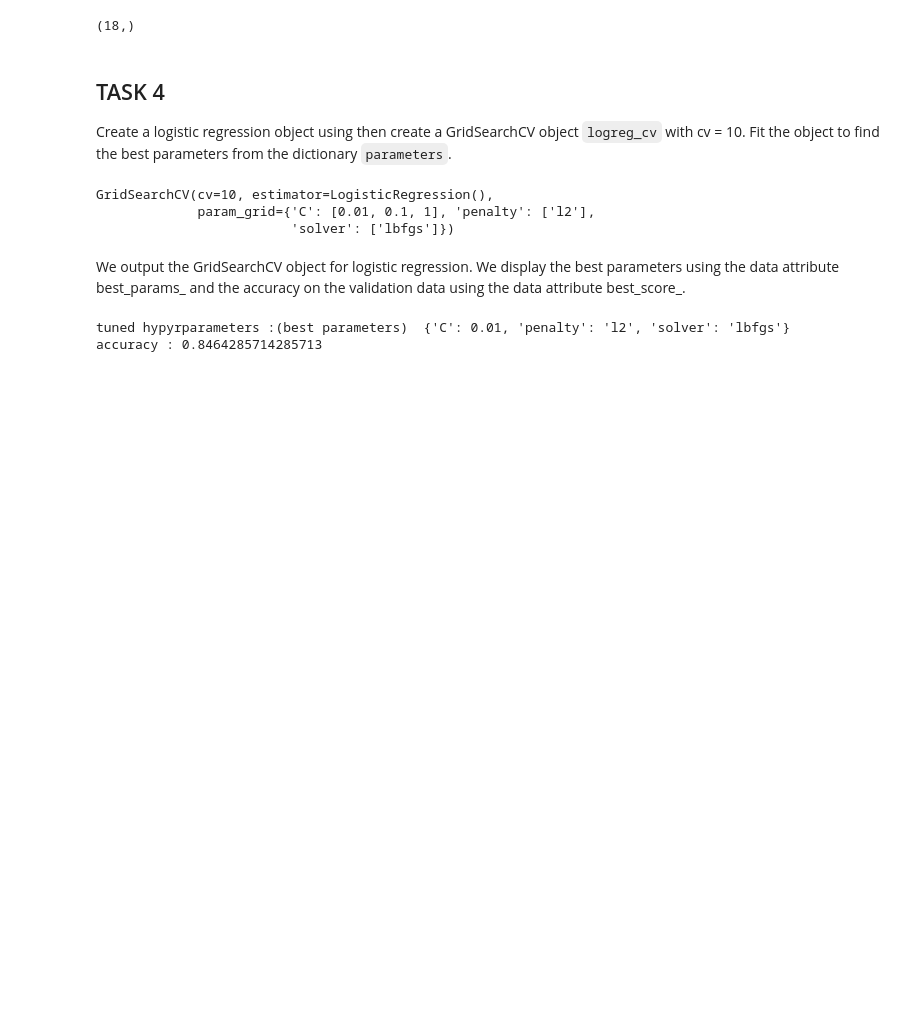
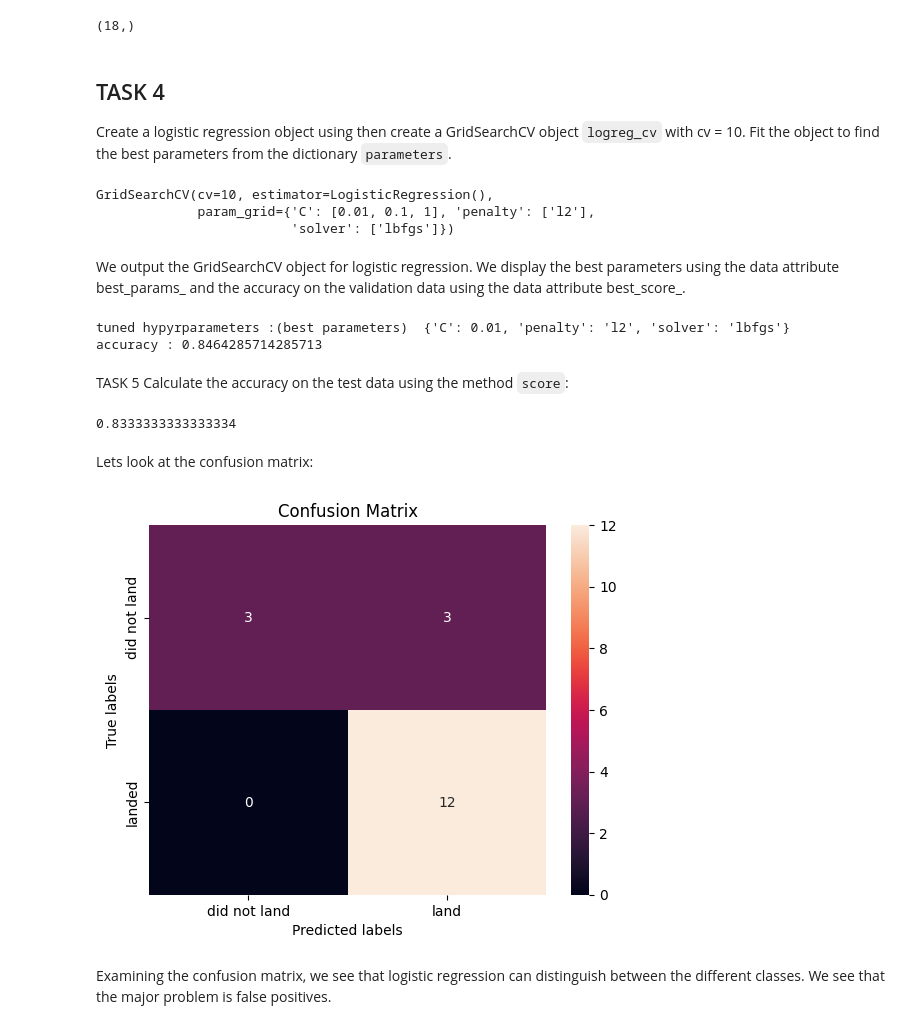
Before and after one commit to cogitovirus/wzolni.ml, a Jupyter notebook: supervised/regression/falcon_9_ml_prediction.ipynb, the cells around one changed output. Saved outputs shown, nothing was run; the diff lists cells and outputs as text; code cells hidden in the pictures; blank space fills up the shorter version.

```diff
--- a/supervised/regression/falcon_9_ml_prediction.ipynb
+++ b/supervised/regression/falcon_9_ml_prediction.ipynb
@@ -152,3 +152,23 @@ print("accuracy :",logreg_cv.best_score_)
 # %% [output]
 tuned hypyrparameters :(best parameters)  {'C': 0.01, 'penalty': 'l2', 'solver': 'lbfgs'}
 accuracy : 0.8464285714285713
+# %% [markdown]
+TASK 5
+Calculate the accuracy on the test data using the method `score`:
+# %%
+accu=[]
+methods=[]
+accu.append(logreg_cv.score(X_test,Y_test))
+methods.append('logistic regression')
+logreg_cv.score(X_test,Y_test)
+# %% [output]
+0.8333333333333334
+# %% [markdown]
+Lets look at the confusion matrix:
+# %%
+yhat=logreg_cv.predict(X_test)
+plot_confusion_matrix(Y_test,yhat)
+# %% [output]
+[figure, added]
+# %% [markdown]
+Examining the confusion matrix, we see that logistic regression can distinguish between the different classes. We see that the major problem is false positives.
```
Also changed, not shown: parts of 27 cells of this notebook, 1 other file.
